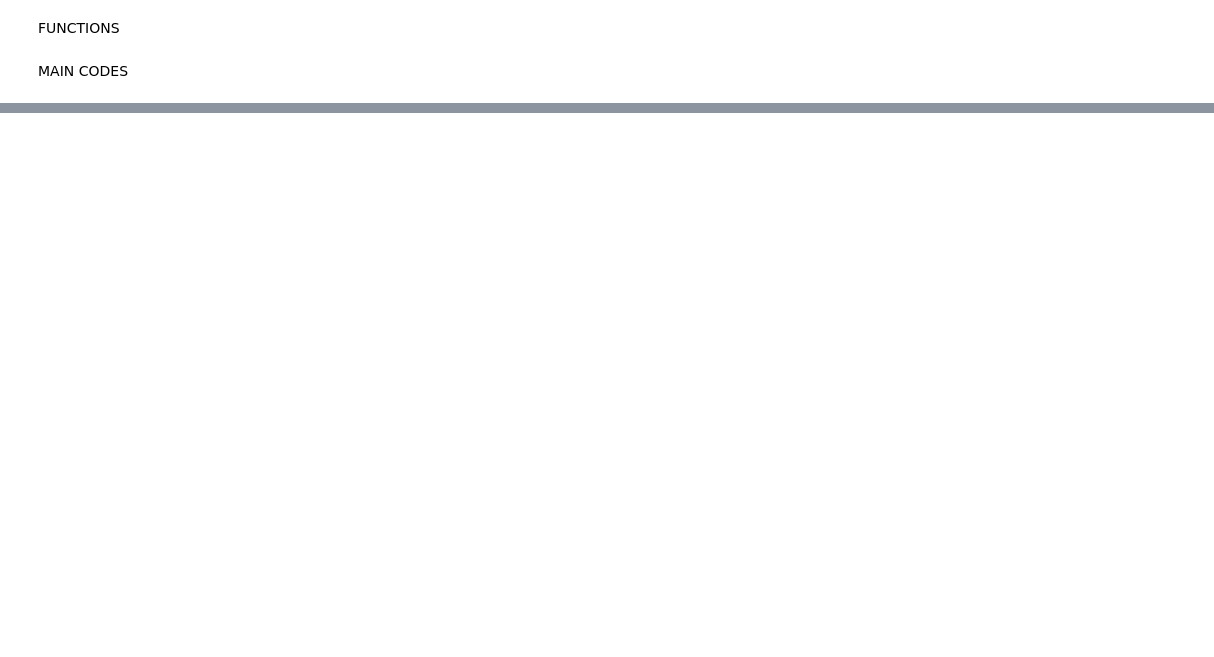
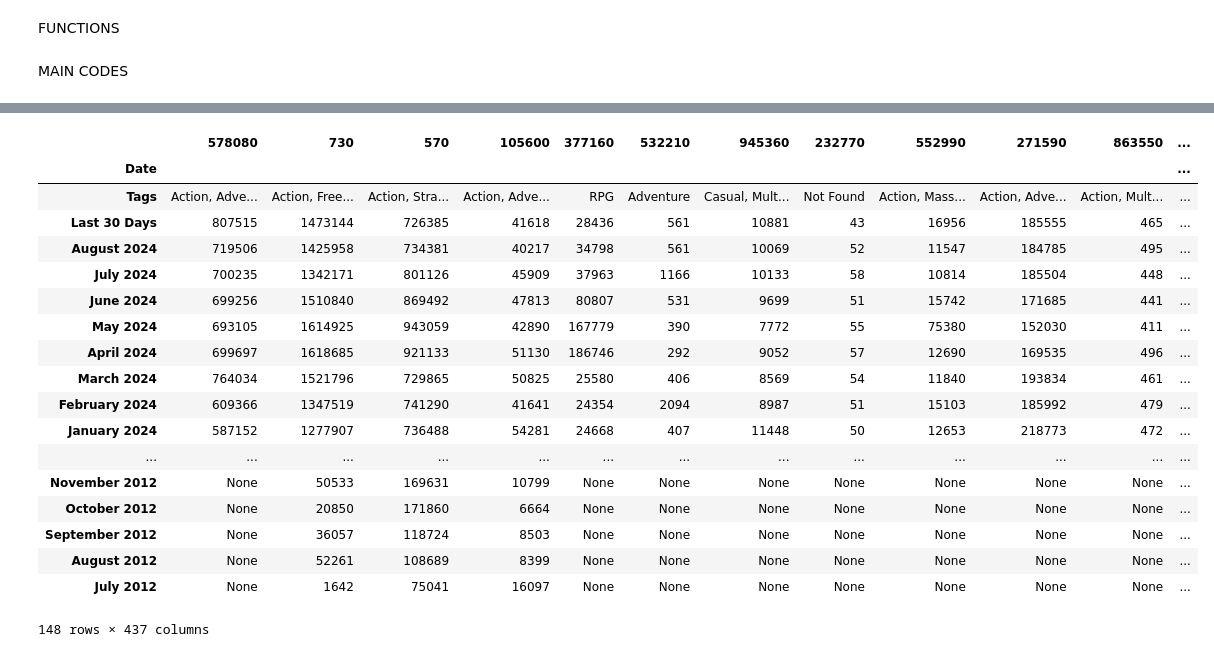
Before and after one commit to Pyros009/data-wrangling-project, a Jupyter notebook: Main.ipynb, the cells around one changed output, grey strips where cells are left out. Cells and saved outputs as stored; diff of their text form; code cells hidden in the pictures; blank space fills up the shorter version.

```diff
--- a/Main.ipynb
+++ b/Main.ipynb
@@ -211,11 +309,23 @@ with open ("tags_name_dict.pkl", "wb") as tags_name_dict_file:
 # %% [markdown]
 FUNCTIONS
 # %%
-def get_url(url, headers=None, params=None):
+def get_url(url, headers=None, params=None, type="ws"):
+    """
+    Args:
+        url (str): pass on url
+        type (str): define "ws" (webscrapping) or "api" (for API/json output), default is ws
+        headers (str, optional): Defaults to None.
+        params (dict, optional): Defaults to None.
 
+    Returns:
+        stat , response: outputs stat code and response content, either soup or json type.
+    """
     response = requests.get(url,headers=headers, params=params)
     stat = response.status_code
-    soup = BeautifulSoup(response.content, 'html.parser')
+    if type.lower() == "ws":
+        soup = BeautifulSoup(response.content, 'html.parser')
+    elif type.lower() == "api":
+        soup = response.json()
     time.sleep(1)
 
     return stat, soup
@@ -264,6 +374,13 @@ def overall_fetch(list_id):
 
 
     return game_id_dict, error_list
+
+def add_tags_df (df, dict):
+    df2 = df.copy()
+    for col in df2.columns:
+        if col in dict.keys():
+            df2.at[0, col] = dict[col]
+    return df2
 # %% [markdown]
 MAIN CODES
 # %%
@@ -302,12 +421,47 @@ for code in mask:
 # %%
 # Converts "Date" into DataFrame index
 out3=out2.copy()
 out2_extracted = out2.applymap(lambda x: x["Date"] if isinstance(x, dict) else x)
 
 out3["Date"] = out2_extracted["730"]
-out3.set_index('Date', inplace=True)
 
-out3_extracted = out3.applymap(lambda x: x["Avg Players"] if isinstance(x, dict) else x)
-out3_extracted
+# Define a new row of zeroes with the same number of columns as df
+zero_row = pd.DataFrame([[0] * len(out3.columns)], columns=out3.columns)
+
+# Concatenate the new zero row at index 0
+new_df_0 = pd.concat([zero_row, out3]).reset_index(drop=True)
+tags_mp_dict_str = {str(key):value for key, value in tags_mp_dict.items()}
+
+# Adds tag into row 0, also gives the column a name
+out3_new = add_tags_df(new_df_0, tags_mp_dict_str)
+out3_new["Date"][0] = "Tags"
+
+# Set's date as index
+out3_new.set_index('Date', inplace=True)
+
+# filters the table for the data we want
+out3_extracted = out3_new.applymap(lambda x: x["Avg Players"] if isinstance(x, dict) else x)
+
+display(out3_extracted)
+# %% [output]
+|  | 578080 | 730 | 570 | 105600 | 377160 | 532210 | 945360 | 232770 | 552990 | 271590 | 863550 | ... |
+| Date |  |  |  |  |  |  |  |  |  |  |  | ... |
+| Tags | Action, Adve... | Action, Free... | Action, Stra... | Action, Adve... | RPG | Adventure | Casual, Mult... | Not Found | Action, Mass... | Action, Adve... | Action, Mult... | ... |
+| Last 30 Days | 807515 | 1473144 | 726385 | 41618 | 28436 | 561 | 10881 | 43 | 16956 | 185555 | 465 | ... |
+| August 2024 | 719506 | 1425958 | 734381 | 40217 | 34798 | 561 | 10069 | 52 | 11547 | 184785 | 495 | ... |
+| July 2024 | 700235 | 1342171 | 801126 | 45909 | 37963 | 1166 | 10133 | 58 | 10814 | 185504 | 448 | ... |
+| June 2024 | 699256 | 1510840 | 869492 | 47813 | 80807 | 531 | 9699 | 51 | 15742 | 171685 | 441 | ... |
+| May 2024 | 693105 | 1614925 | 943059 | 42890 | 167779 | 390 | 7772 | 55 | 75380 | 152030 | 411 | ... |
+| April 2024 | 699697 | 1618685 | 921133 | 51130 | 186746 | 292 | 9052 | 57 | 12690 | 169535 | 496 | ... |
+| March 2024 | 764034 | 1521796 | 729865 | 50825 | 25580 | 406 | 8569 | 54 | 11840 | 193834 | 461 | ... |
+| February 2024 | 609366 | 1347519 | 741290 | 41641 | 24354 | 2094 | 8987 | 51 | 15103 | 185992 | 479 | ... |
+| January 2024 | 587152 | 1277907 | 736488 | 54281 | 24668 | 407 | 11448 | 50 | 12653 | 218773 | 472 | ... |
+| ... | ... | ... | ... | ... | ... | ... | ... | ... | ... | ... | ... | ... |
+| November 2012 | None | 50533 | 169631 | 10799 | None | None | None | None | None | None | None | ... |
+| October 2012 | None | 20850 | 171860 | 6664 | None | None | None | None | None | None | None | ... |
+| September 2012 | None | 36057 | 118724 | 8503 | None | None | None | None | None | None | None | ... |
+| August 2012 | None | 52261 | 108689 | 8399 | None | None | None | None | None | None | None | ... |
+| July 2012 | None | 1642 | 75041 | 16097 | None | None | None | None | None | None | None | ... |
+148 rows × 437 columns
 # %%
 # Converts columns into game's name
```
Also changed, not shown: parts of 37 cells of this notebook.
